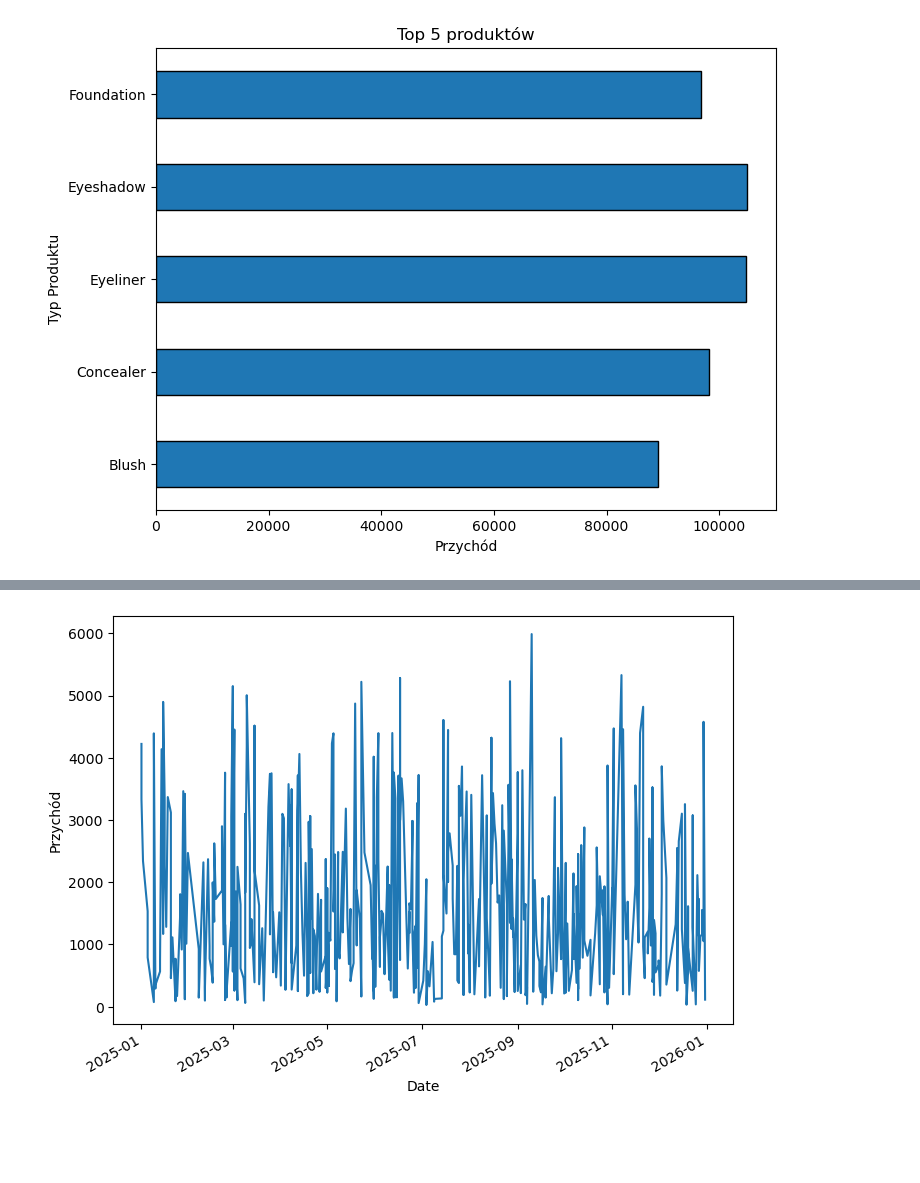
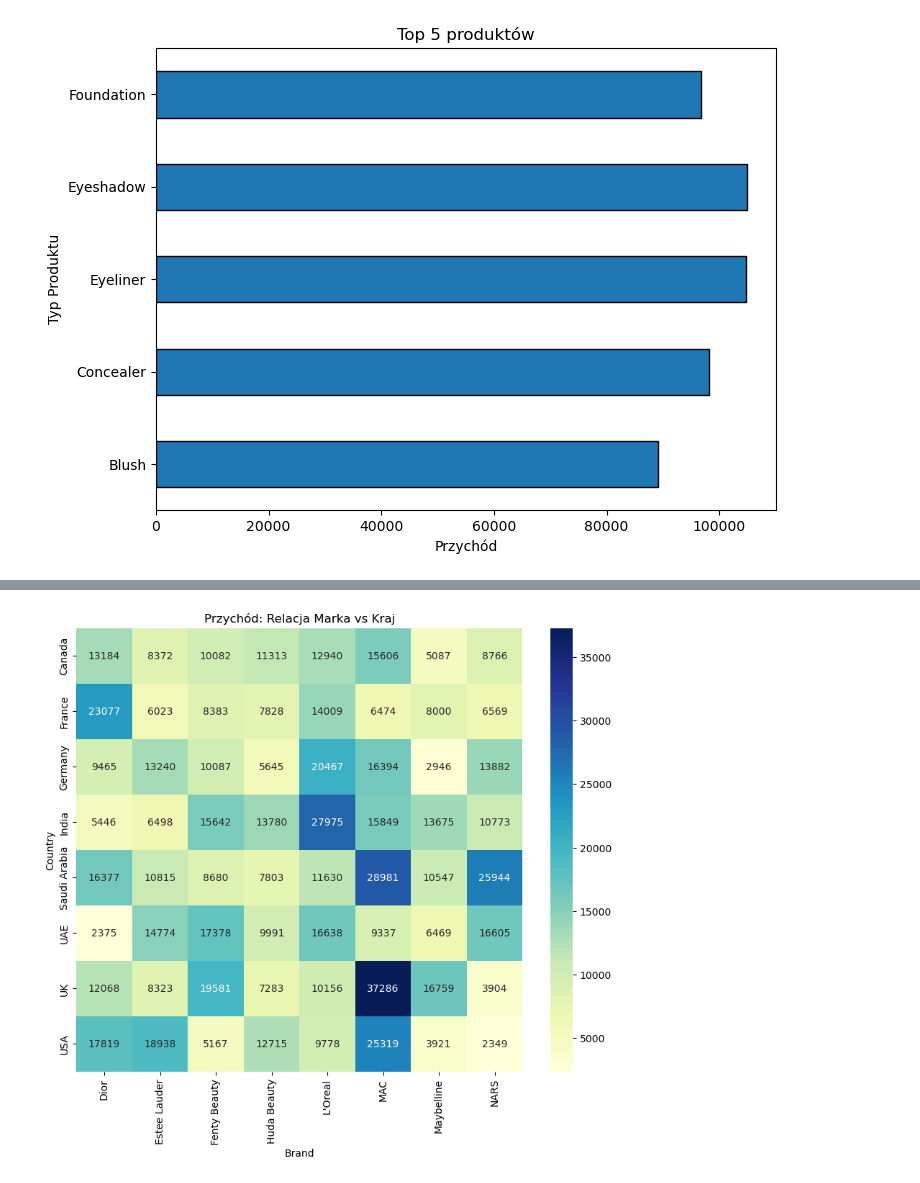
Before and after one commit to sameswick/Portfolio_Cv, a Jupyter notebook: projekt_makeup/notebooks/Notebook_01_eda_cleaning.ipynb, the cells around one changed output, grey strips where cells are left out. Saved outputs shown, nothing was run; the diff lists cells and outputs as text; code cells hidden in the pictures; blank space fills up the shorter version.

```diff
--- a/projekt_makeup/notebooks/Notebook_01_eda_cleaning.ipynb
+++ b/projekt_makeup/notebooks/Notebook_01_eda_cleaning.ipynb
@@ -90,11 +88,13 @@ Sezonowość i Anomalie: Wygeneruj wykres liniowy sprzedaży w czasie. Czy widzi
+# %%
+ax = df.groupby(by = ['Country', 'Brand'])['Revenue_USD'].sum()
+df_matrix = ax.unstack()
+plt.figure(figsize=(10, 8))
+sns.heatmap(data=df_matrix, annot=True, fmt=".0f", cmap='YlGnBu')
+plt.title('Przychód: Relacja Marka vs Kraj')
+plt.savefig('../images/heatmap_brand_country.png', dpi=300, bbox_inches='tight')
+plt.show()
+# %% [output]
+[figure, added]
 # %%
 df = df.set_index('Date')
 df = df.sort_index()
-# %%
-plt.figure(figsize=(8,6))
-ax =df['Revenue_USD'].plot(kind= 'line')
-plt.ylabel('Przychód')
-plt.xlabel('Date')
-plt.show()
-# %% [output]
-[figure, removed]
```
Also changed, not shown: parts of 16 cells of this notebook, 5 other files.
